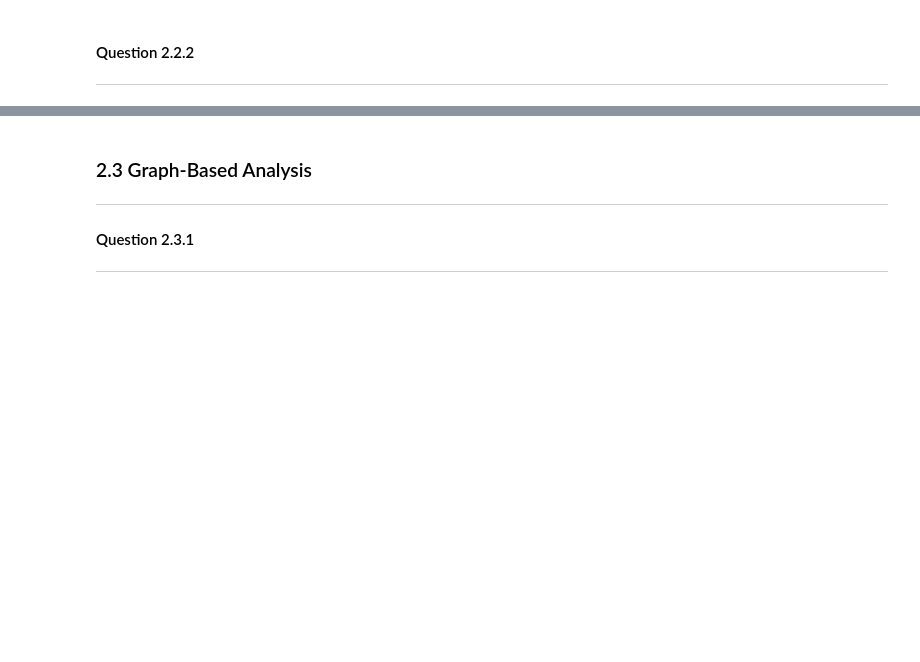
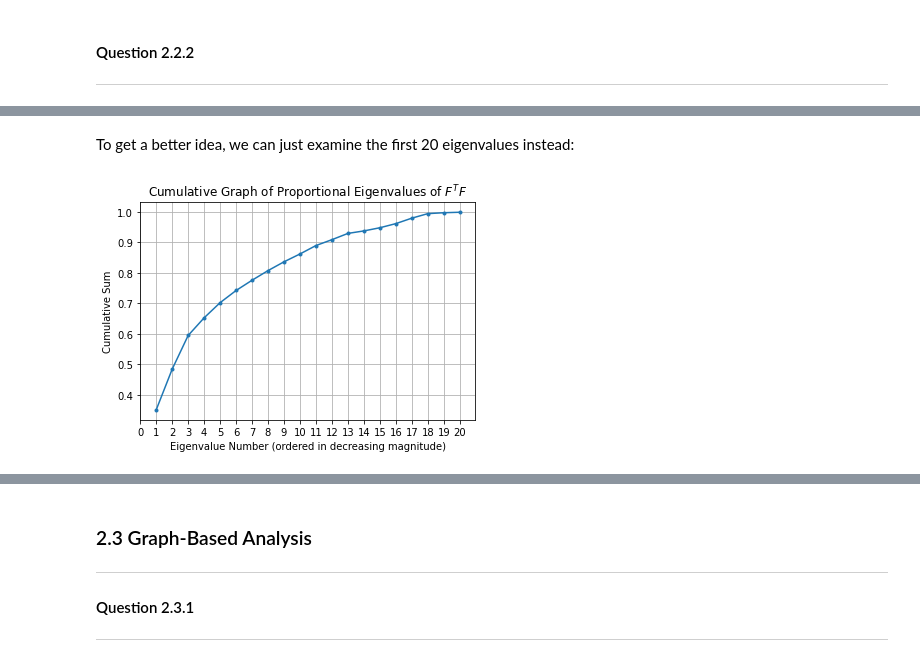
Before and after one commit to shrilekkala/data-science, a Jupyter notebook: cw2/Data Science Coursework 2.ipynb, the cells around one changed output, grey strips where cells are left out. Cells and saved outputs as stored; diff of their text form; code cells hidden in the pictures; blank space fills up the shorter version.

```diff
--- a/cw2/Data Science Coursework 2.ipynb
+++ b/cw2/Data Science Coursework 2.ipynb
@@ -1612,0 +1596,12 @@ Thus this does indeed suggest that the dataset is very well described in reduced
+# %% [markdown]
+To get a better idea, we can just examine the first 20 eigenvalues instead:
+# %%
+plt.plot(range(1, 21),(abs(np.cumsum(all_e_vals)) / abs(all_e_vals.sum()))[:20], marker='.')
+plt.title("Cumulative Graph of Proportional Eigenvalues of $F^T F$")
+plt.xlabel("Eigenvalue Number (ordered in decreasing magnitude)")
+plt.ylabel("Cumulative Sum")
+plt.gca().set_xticks(np.arange(0,21))
+plt.grid()
+plt.show()
+# %% [output]
+[figure, added]
```
Also changed, not shown: parts of 65 cells of this notebook.
